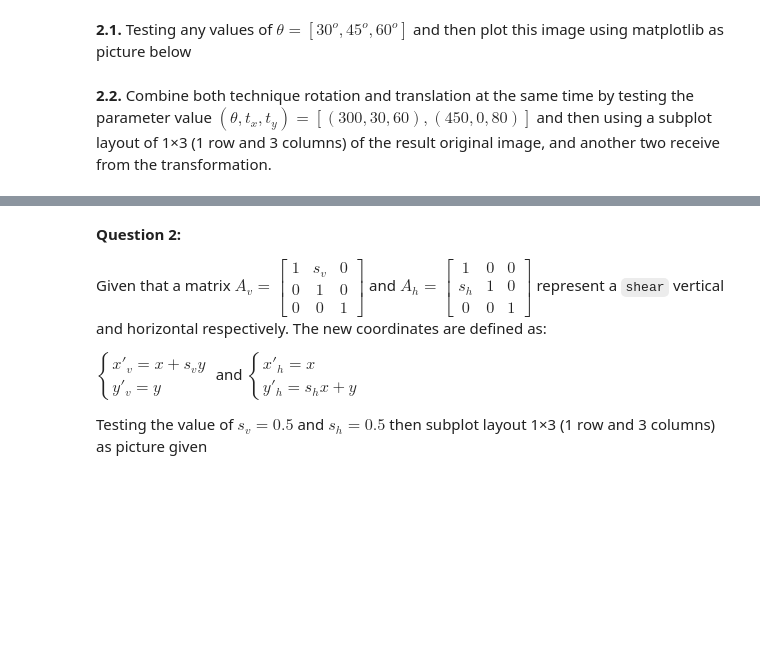
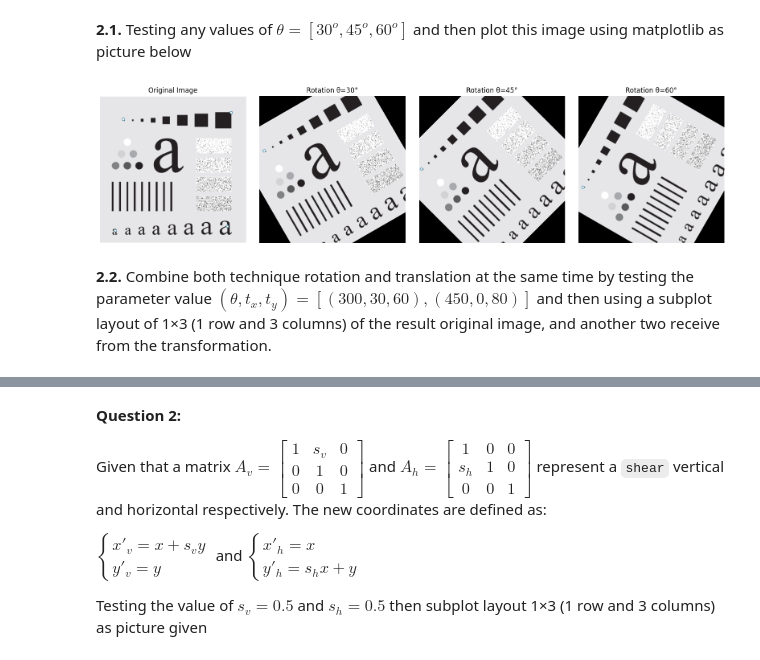
Before and after one commit to channreaksmey/ai-tp, a Jupyter notebook: TP1/TP1.ipynb, the cells around one changed output, grey strips where cells are left out. Drawn from its saved outputs; the diff is of its cells as text; code cells hidden in the pictures; blank space fills up the shorter version.

```diff
--- a/TP1/TP1.ipynb
+++ b/TP1/TP1.ipynb
@@ -263,6 +297,40 @@ Testing any values of $t_x$ and $t_y$ and then plot this image using matplotlib.
 Given that a matrix $A = \begin{bmatrix}\cos(\theta)&-\sin(\theta)&0\\\sin(\theta)&\cos(\theta)&0\\0&0&1\end{bmatrix}$ for image translation then the new coordinates are defined as $\begin{cases}x'=x\cos(\theta)+y\sin(\theta)\\y'=x\sin(\theta)+y\cos(\theta)\end{cases}$
 # %% [markdown]
 **2.1.** Testing any values of $\theta = [30^o, 45^o, 60^o]$ and then plot this image using matplotlib as picture below
+# %%
+# Image Rotation Transformation
+# Rotation matrix: [cos(θ), -sin(θ), 0; sin(θ), cos(θ), 0; 0, 0, 1]
+
+# Define rotation angles in degrees
+angles = [30, 45, 60]
+
+fig, axs = plt.subplots(1, 4, figsize=(16, 4))
+
+# Original image
+axs[0].imshow(cv.cvtColor(image, cv.COLOR_BGR2RGB))
+axs[0].set_title("Original Image")
+axs[0].axis('off')
+
+# Apply rotations
+for idx, angle in enumerate(angles):
+    # Get image center
+    h, w = image.shape[:2]
+    center = (w // 2, h // 2)
+
+    # Get rotation matrix
+    M = cv.getRotationMatrix2D(center, angle, 1.0)
+
+    # Apply rotation
+    rotated = cv.warpAffine(image, M, (w, h))
+
+    # Plot result
+    axs[idx + 1].imshow(cv.cvtColor(rotated, cv.COLOR_BGR2RGB))
+    axs[idx + 1].set_title(f"Rotation θ={angle}°")
+    axs[idx + 1].axis('off')
+
+plt.tight_layout()
+plt.show()
+# %% [output]
+[figure, added]
 # %% [markdown]
-**2.2.** Combine both technique rotation and translation at the same time by testing the parameter value $(\theta, t_x, t_y) = [(300, 30,60), (450, 0,80)] $ and then using a subplot layout of 1×3 (1 row and 3 columns) of the
-result original image, and another two receive from the transformation.
+**2.2.** Combine both technique rotation and translation at the same time by testing the parameter value $(\theta, t_x, t_y) = [(300, 30,60), (450, 0,80)] $ and then using a subplot layout of 1×3 (1 row and 3 columns) of the result original image, and another two receive from the transformation.
```
Also changed, not shown: parts of 7 cells of this notebook, 10 other files.
